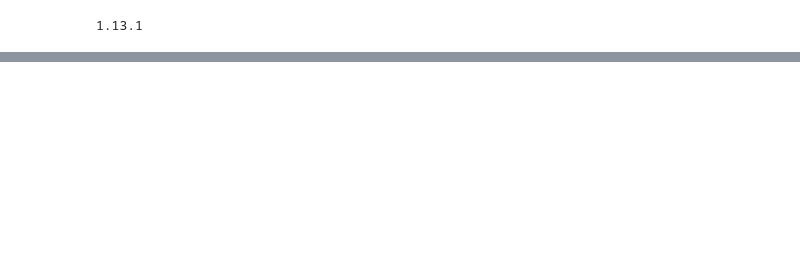
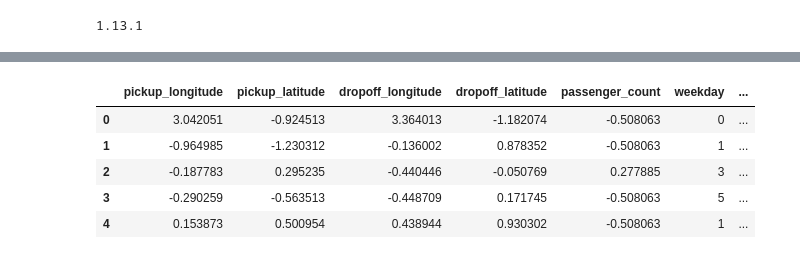
Before and after one commit to bowenng/taxi-price-prediction, a Jupyter notebook: main.ipynb, the cells around one changed output, grey strips where cells are left out. Cells and saved outputs as stored; diff of their text form; code cells hidden in the pictures; blank space fills up the shorter version.

```diff
--- a/main.ipynb
+++ b/main.ipynb
@@ -15,0 +95,11 @@ df['dayofweek'] = pickup_datetime.dt.dayofweek
+# %%
+df = preprocess(df)
+target = df.pop('fare_amount')
+df.head()
+# %% [output]
+|  | pickup_longitude | pickup_latitude | dropoff_longitude | dropoff_latitude | passenger_count | weekday | ... |
+| 0 | 3.042051 | -0.924513 | 3.364013 | -1.182074 | -0.508063 | 0 | ... |
+| 1 | -0.964985 | -1.230312 | -0.136002 | 0.878352 | -0.508063 | 1 | ... |
+| 2 | -0.187783 | 0.295235 | -0.440446 | -0.050769 | 0.277885 | 3 | ... |
+| 3 | -0.290259 | -0.563513 | -0.448709 | 0.171745 | -0.508063 | 5 | ... |
+| 4 | 0.153873 | 0.500954 | 0.438944 | 0.930302 | -0.508063 | 1 | ... |
```
Also changed, not shown: parts of 15 cells of this notebook, 1 other file.
